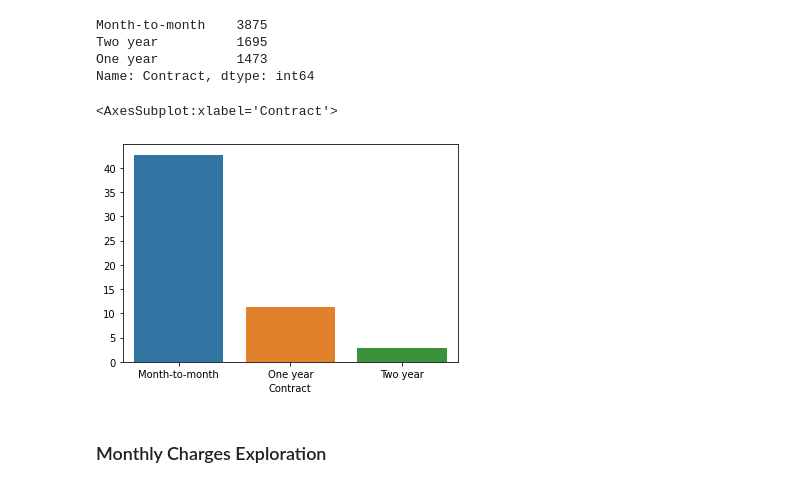
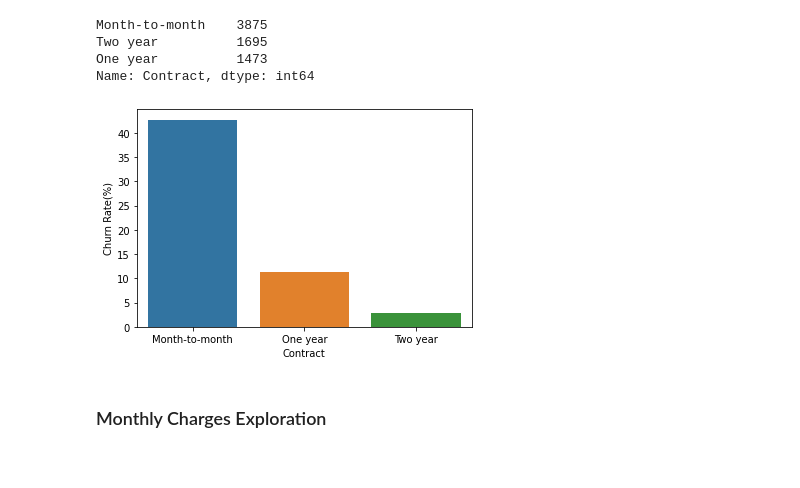
Before and after one commit to ruwzeta/1009-Final-assignment, a Jupyter notebook: Final Assignment.ipynb, the cells around one changed output. Saved outputs shown, nothing was run; the diff lists cells and outputs as text; code cells hidden in the pictures.

```diff
--- a/Final Assignment.ipynb
+++ b/Final Assignment.ipynb
@@ -244,24 +245,25 @@ Name: Contract, dtype: int64
 # %%
 df_grouped = df.groupby('Contract').count()
 
 df_spilt_churn = pd.get_dummies(df['Churn'])
 df_spilt_churn_new = pd.concat([df, df_spilt_churn], axis=1)
 
 df_spilt_churn_new = df_spilt_churn_new.drop('Churn',axis=1)
 df_spilt_churn_new
 
 
 df_churngrouped =  df_spilt_churn_new.groupby('Contract').sum()
 df_churngrouped
 
 
 df_contract_churned = 100* (df_churngrouped['Yes']/df_grouped['Churn'])
 
 
-sns.barplot(df_contract_churned.index,df_contract_churned)
+ax = sns.barplot(df_contract_churned.index,df_contract_churned)
+ax.set(xlabel='Contract', ylabel='Churn Rate(%)')
+plt.show()
 # %% [output]
-<AxesSubplot:xlabel='Contract'>
-[figure, old version]
+[figure, new version]
 # %% [markdown]
 ### Monthly Charges Exploration
 # %%
```
Also changed, not shown: parts of 4 cells of this notebook, 4 other files.
